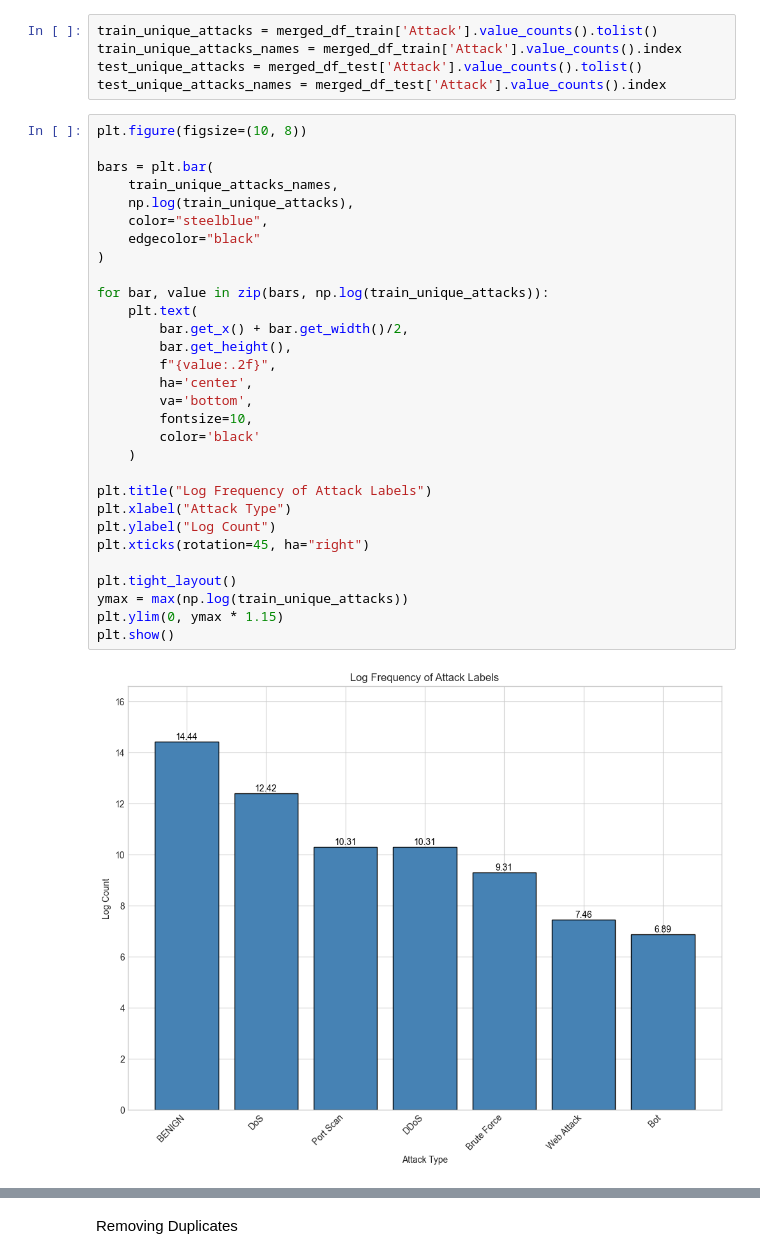
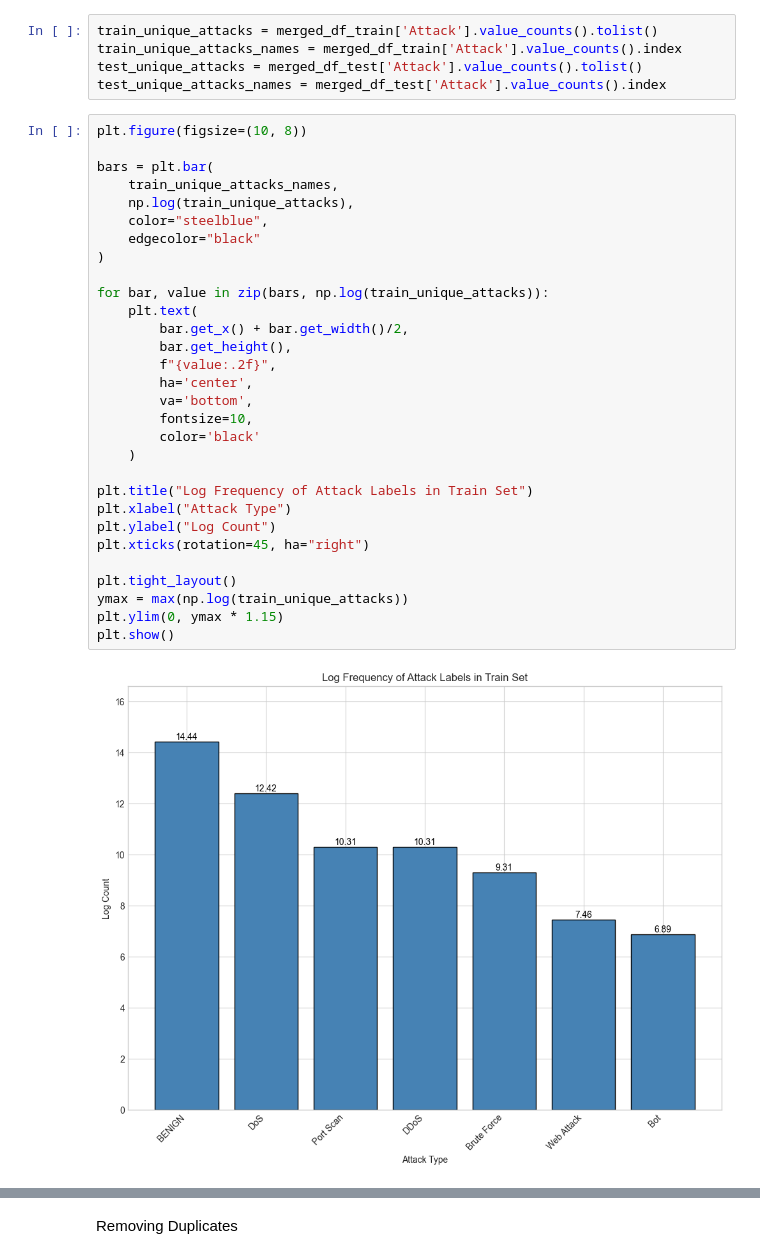
Before and after one commit to mohakapoor/Network_Anomaly_Detection_CICIDS2017, a Jupyter notebook: split.ipynb, the cells around one changed output, grey strips where cells are left out. Drawn from its saved outputs; the diff is of its cells as text.

```diff
--- a/split.ipynb
+++ b/split.ipynb
@@ -495,35 +495,35 @@ test_unique_attacks_names = merged_df_test['Attack'].value_counts().index
 # %%
 plt.figure(figsize=(10, 8))
 
 bars = plt.bar(
     train_unique_attacks_names,
     np.log(train_unique_attacks),
     color="steelblue",
     edgecolor="black"
 )
 
 for bar, value in zip(bars, np.log(train_unique_attacks)):
     plt.text(
         bar.get_x() + bar.get_width()/2,
         bar.get_height(),
         f"{value:.2f}",
         ha='center',
         va='bottom',
         fontsize=10,
         color='black'
     )
 
-plt.title("Log Frequency of Attack Labels")
+plt.title("Log Frequency of Attack Labels in Train Set")
 plt.xlabel("Attack Type")
 plt.ylabel("Log Count")
 plt.xticks(rotation=45, ha="right")
 
 plt.tight_layout()
 ymax = max(np.log(train_unique_attacks))
 plt.ylim(0, ymax * 1.15)
 plt.show()
 # %% [output]
-[figure, old version]
+[figure, new version]
 # %%
 plt.figure(figsize=(10, 6))
 
```
Also changed, not shown: parts of 10 cells of this notebook, 2 other files.
